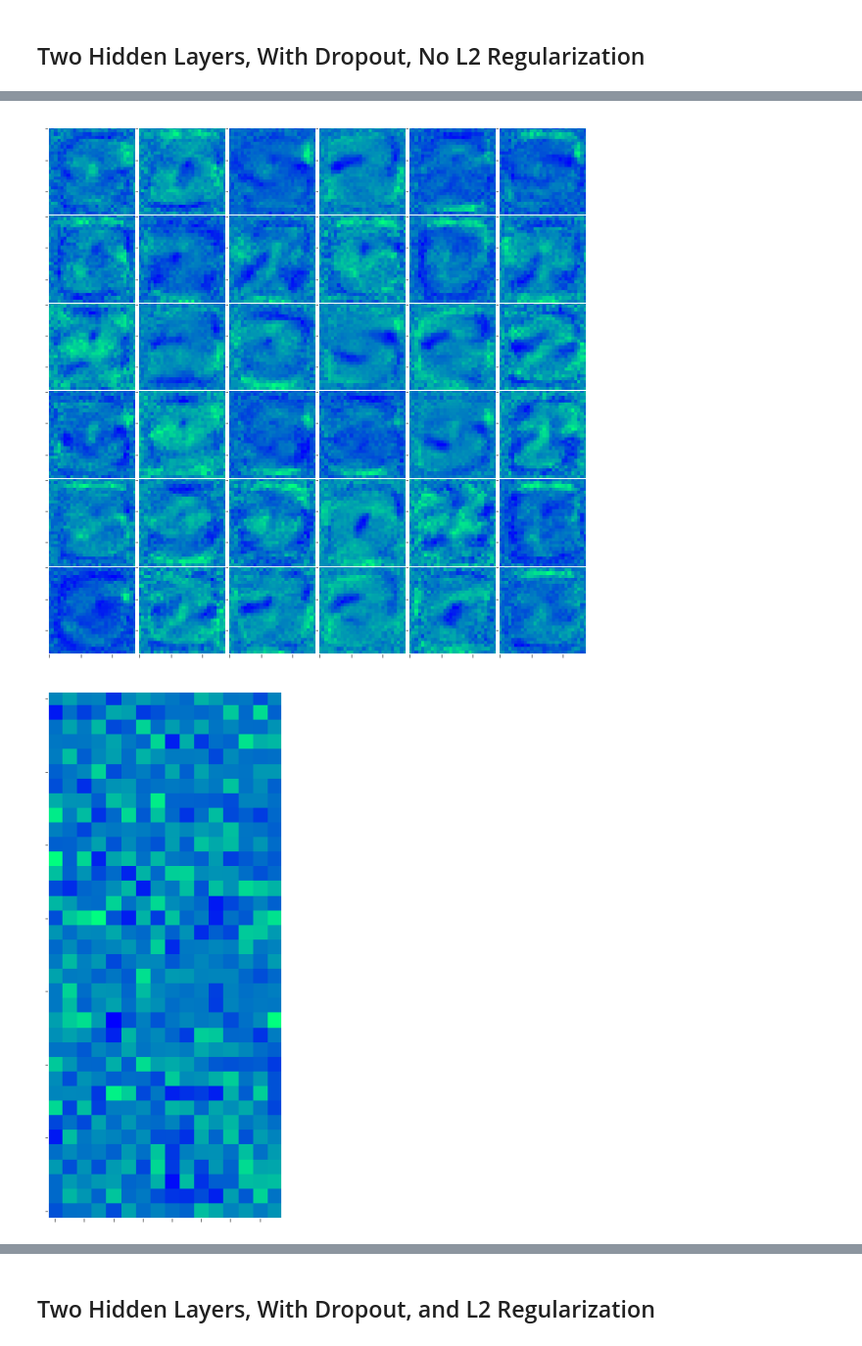
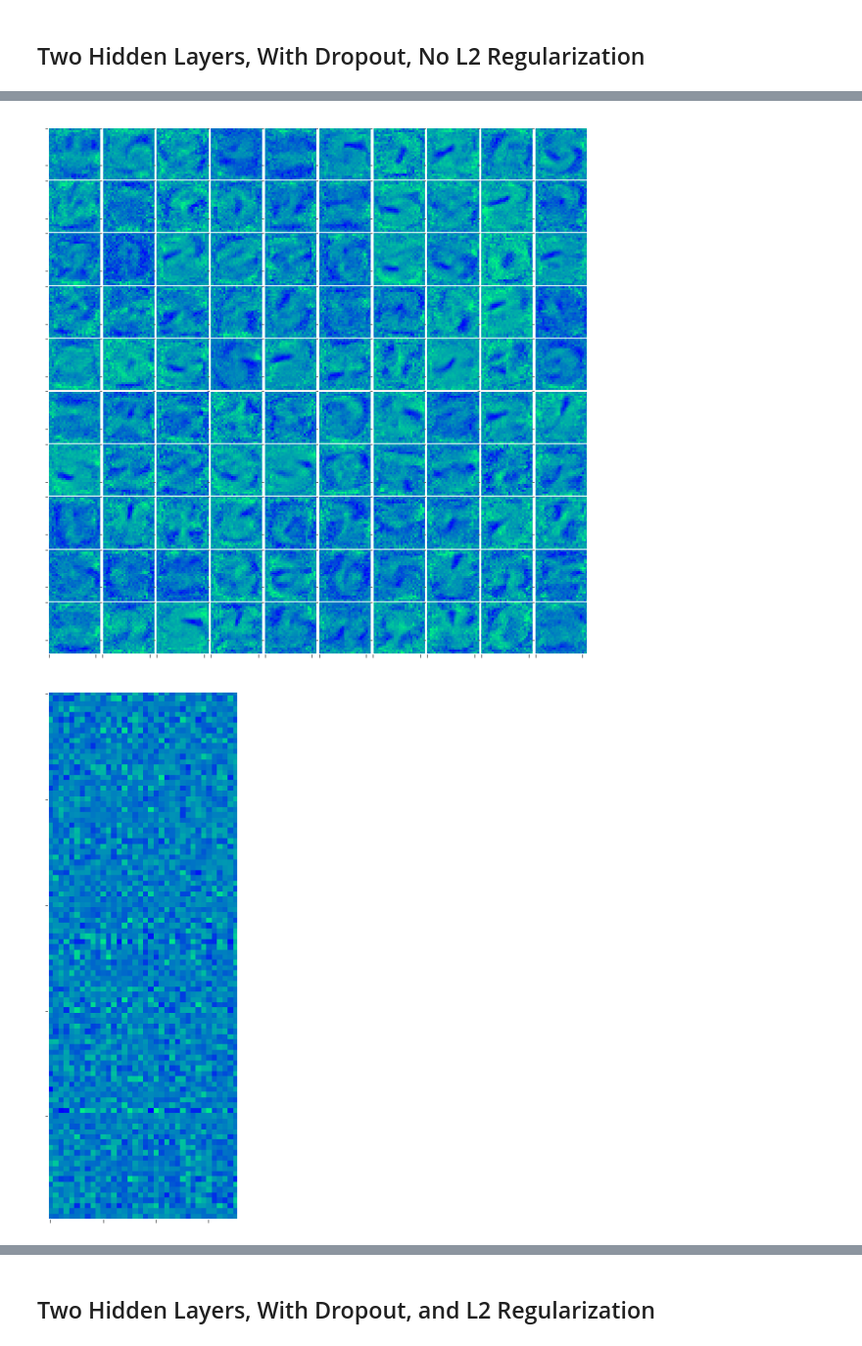
Before and after one commit to madrury/mnist-dropout, a Jupyter notebook: mnist-dropout.ipynb, the cells around one changed output, grey strips where cells are left out. Shown at 98% size. Drawn from its saved outputs; the diff is of its cells as text; code cells hidden in the pictures.

Commit message:
Add final two layer networks.

```diff
--- a/mnist-dropout.ipynb
+++ b/mnist-dropout.ipynb
@@ -669,5 +675,5 @@ ax.set_ylabel("Accuracy")
 # %%
-fig, axs = plt.subplots(6, 6, figsize=(10, 10))
+fig, axs = plt.subplots(10, 10, figsize=(10, 10))
 
 for idx, ax in enumerate(axs.flatten()):
     plot_hidden_layer_weights(ax, weights_hidden_layer_1, idx)
@@ -683,8 +697,8 @@ x = tf.placeholder(tf.float32, [None, 28*28])
 # Placeholder for input class labels.
 y = tf.placeholder(tf.float32, [None, 10])
 
-n_hidden_units_layer_1 = 36
-n_hidden_units_layer_2 = 16
+n_hidden_units_layer_1 = 100
+n_hidden_units_layer_2 = 36
 n_output_classes = 10
 keep_prob = 0.5
 
@@ -756,4 +770,6 @@ ax.plot(epochs, test_accuracies, label="Test")
 ax.set_title("Train and Test Curves for Unregulrized Network - One Hidden Layer")
 ax.set_xlabel("Epoch")
 ax.set_ylabel("Accuracy")
+ax.legend()
+ax.set_ylim(0.8, 1.0)
 # %% [output]
@@ -762,12 +778,12 @@ ax.set_ylabel("Accuracy")
 # %%
-fig, axs = plt.subplots(6, 6, figsize=(10, 10))
+fig, axs = plt.subplots(10, 10, figsize=(10, 10))
 
 for idx, ax in enumerate(axs.flatten()):
     plot_hidden_layer_weights(ax, weights_hidden_layer_1_no_dropout, idx)
 remove_grid_lines(axs)
 plt.subplots_adjust(wspace=0.0, hspace=0.0)
 # %% [output]
-[figure, old version]
+[figure, new version]
 # %%
 def plot_deep_hidden_layer_weights(ax, tensor, shape):
     layer_weights = tensor.eval().reshape(shape)
@@ -777,8 +793,8 @@ def plot_deep_hidden_layer_weights(ax, tensor, shape):
 # %%
 fig, ax = plt.subplots(figsize=(10, 10))
 
 plot_deep_hidden_layer_weights(
-    ax, weights_hidden_layer_2_no_dropout, (36, 16))
+    ax, weights_hidden_layer_2_no_dropout, (100, 36))
 ax.grid(False)
 # %% [output]
-[figure, old version]
+[figure, new version]
```
Also changed, not shown: parts of 22 cells of this notebook.
